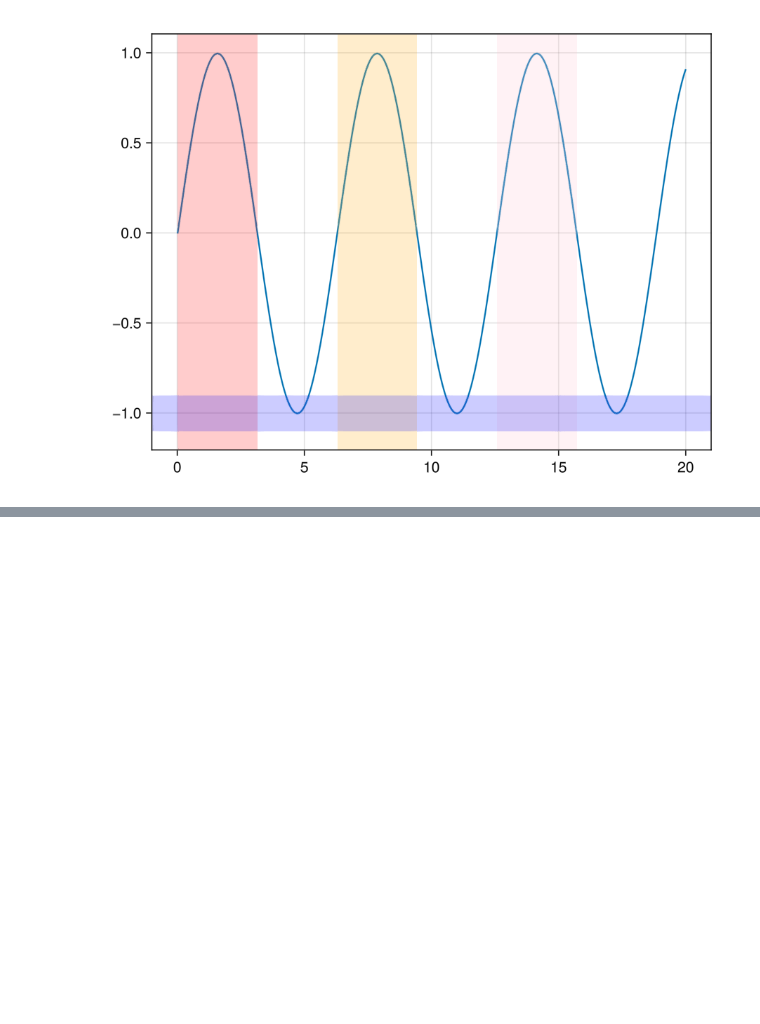
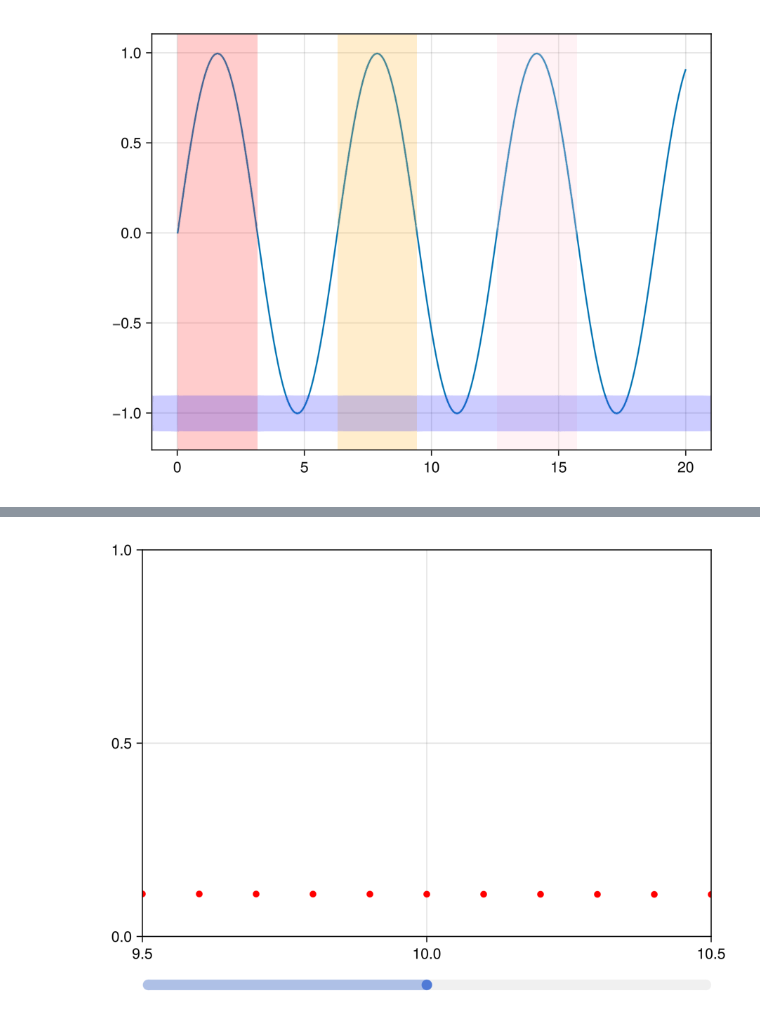
Before and after one commit to curenosm/RN-20242, a Jupyter notebook: RedesNeuronalesJuliaFCiencias/src/julia-notebooks/00_modelo_hudgkin_huxley/modelo_de_hodgkin_huxley.ipynb, the cells around one changed output, grey strips where cells are left out. Cells and saved outputs as stored; diff of their text form; code cells hidden in the pictures; blank space fills up the shorter version.

```diff
--- a/RedesNeuronalesJuliaFCiencias/src/julia-notebooks/00_modelo_hudgkin_huxley/modelo_de_hodgkin_huxley.ipynb
+++ b/RedesNeuronalesJuliaFCiencias/src/julia-notebooks/00_modelo_hudgkin_huxley/modelo_de_hodgkin_huxley.ipynb
@@ -17,0 +68,28 @@ current_figure()
+# %%
+# TODO: Programar la función alpha_n como función del voltaje V.
+#       Necesitarás definir un caso especial cuando V - 10 < epsilon
+#       Utiliza esta celda para ver cómo se comporta tu función en esta vecindad.
+#       ¿Qué pasa si epsilon = 0.1? ¿Y si epsilon = 0.01?
+fig = Figure()
+ax = Axis(fig[1, 1])
+step_slider = Slider(fig[2, 1], range = 0.0001:0.0001:0.2, startvalue = 0.1)
+
+min_x = 9.5
+max_x = 10.5
+min_y = 0
+max_y = 1
+
+points = lift(step_slider.value) do step
+    xs = min_x:step:max_x
+    ys = beta_n.(xs)
+    res_points = [(x, y) for (x, y) in zip(xs, ys)]
+    [Point2f(x, y) for (x, y) in res_points]
+end
+
+scatter!(points, color = :red, label="alpha_n(V)")
+
+limits!(ax, min_x, max_x, min_y, max_y)
+
+fig
+# %% [output]
+[figure, added]
```
Also changed, not shown: parts of 16 cells of this notebook, 8 other files.
